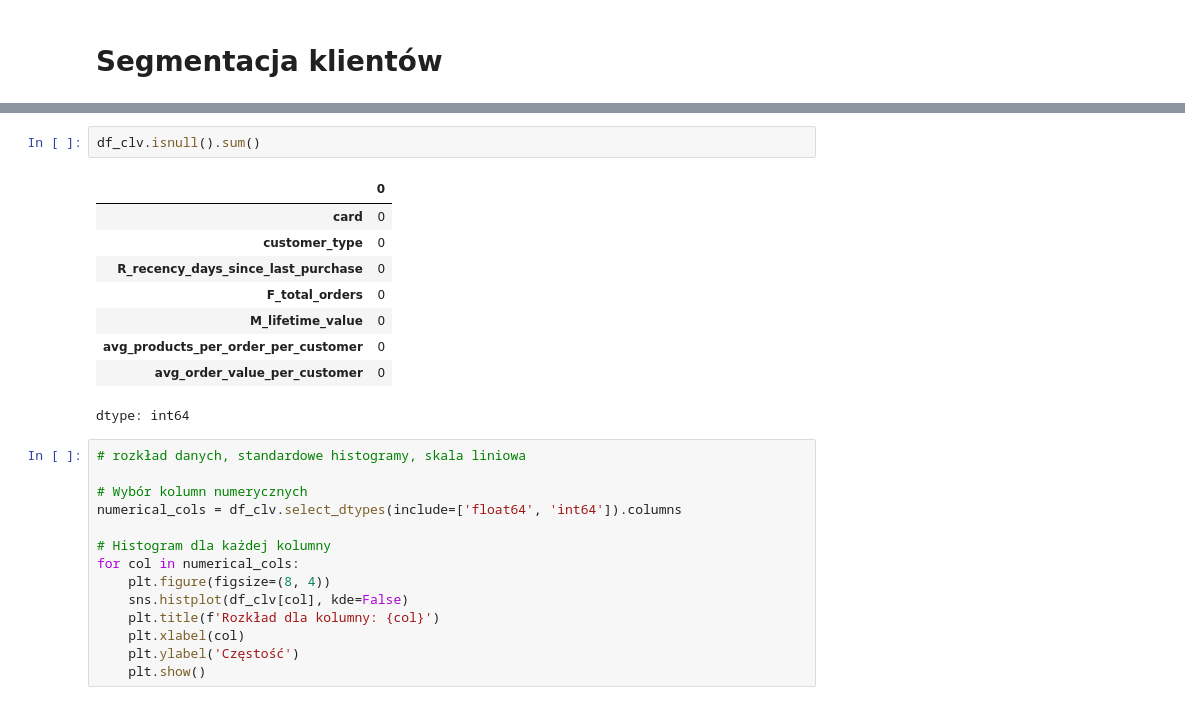
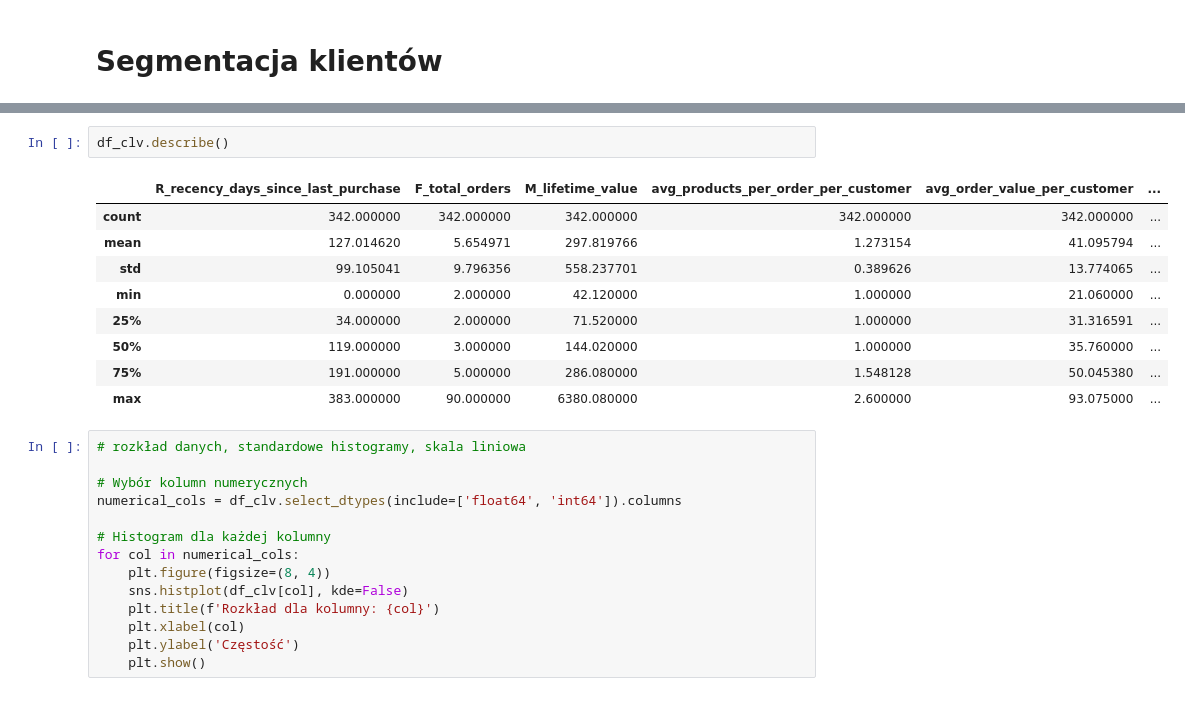
Before and after one commit to michalhal92/coffee-store-sales, a Jupyter notebook: 3_Pogłębiona_analiza_Python.ipynb, the cells around one changed output, grey strips where cells are left out. Cells and saved outputs as stored; diff of their text form.

```diff
--- a/3_Pogłębiona_analiza_Python.ipynb
+++ b/3_Pogłębiona_analiza_Python.ipynb
@@ -29,15 +61,15 @@ df_clv.shape
-# %%
-df_clv.isnull().sum()
-# %% [output]
-|  | 0 |
-| card | 0 |
-| customer_type | 0 |
-| R_recency_days_since_last_purchase | 0 |
-| F_total_orders | 0 |
-| M_lifetime_value | 0 |
-| avg_products_per_order_per_customer | 0 |
-| avg_order_value_per_customer | 0 |
-dtype: int64
+# %%
+df_clv.describe()
+# %% [output]
+|  | R_recency_days_since_last_purchase | F_total_orders | M_lifetime_value | avg_products_per_order_per_customer | avg_order_value_per_customer | ... |
+| count | 342.000000 | 342.000000 | 342.000000 | 342.000000 | 342.000000 | ... |
+| mean | 127.014620 | 5.654971 | 297.819766 | 1.273154 | 41.095794 | ... |
+| std | 99.105041 | 9.796356 | 558.237701 | 0.389626 | 13.774065 | ... |
+| min | 0.000000 | 2.000000 | 42.120000 | 1.000000 | 21.060000 | ... |
+| 25% | 34.000000 | 2.000000 | 71.520000 | 1.000000 | 31.316591 | ... |
+| 50% | 119.000000 | 3.000000 | 144.020000 | 1.000000 | 35.760000 | ... |
+| 75% | 191.000000 | 5.000000 | 286.080000 | 1.548128 | 50.045380 | ... |
+| max | 383.000000 | 90.000000 | 6380.080000 | 2.600000 | 93.075000 | ... |
 # %%
 # rozkład danych, standardowe histogramy, skala liniowa
 
```
Also changed, not shown: parts of 6 cells of this notebook.
